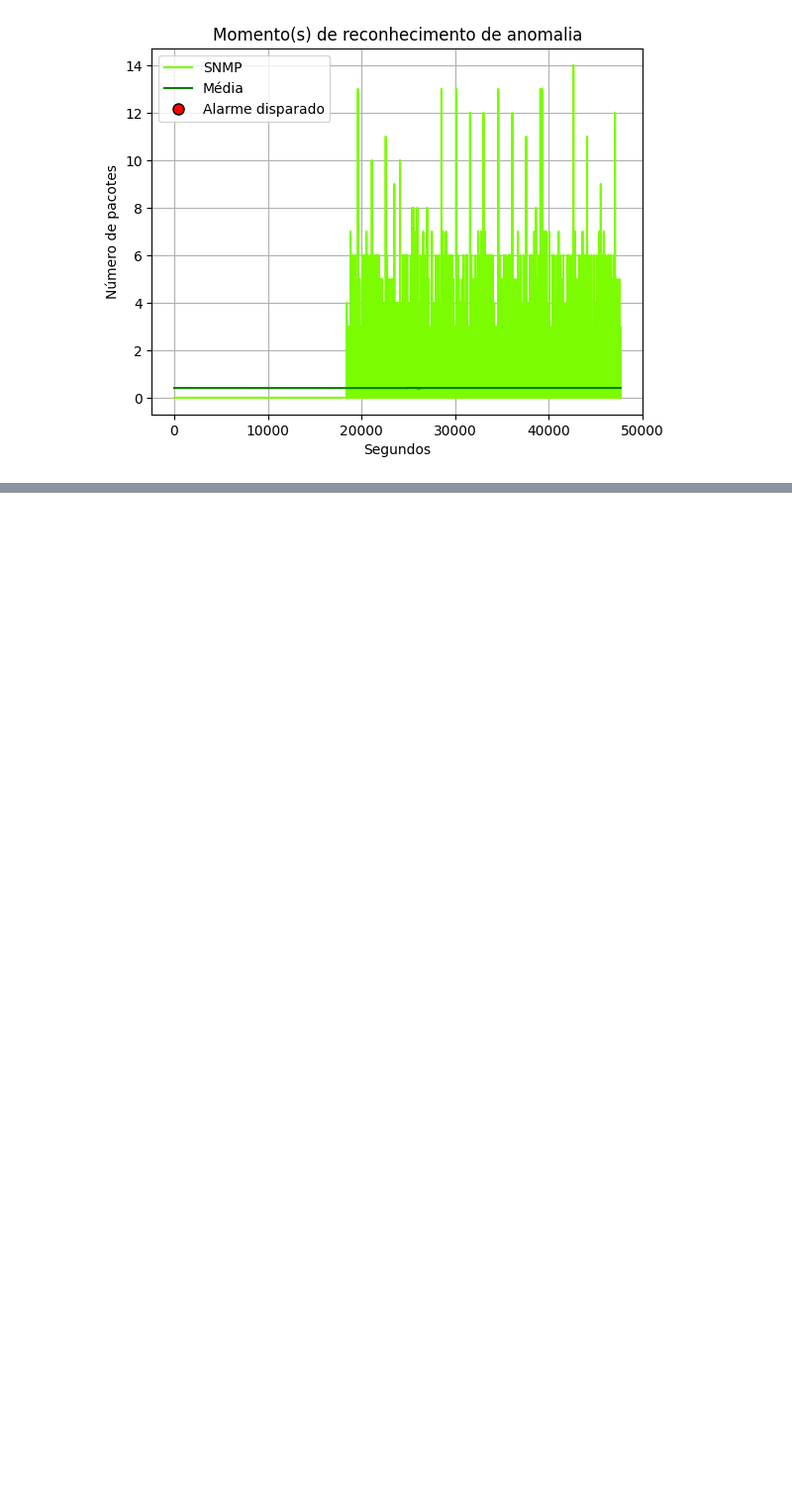
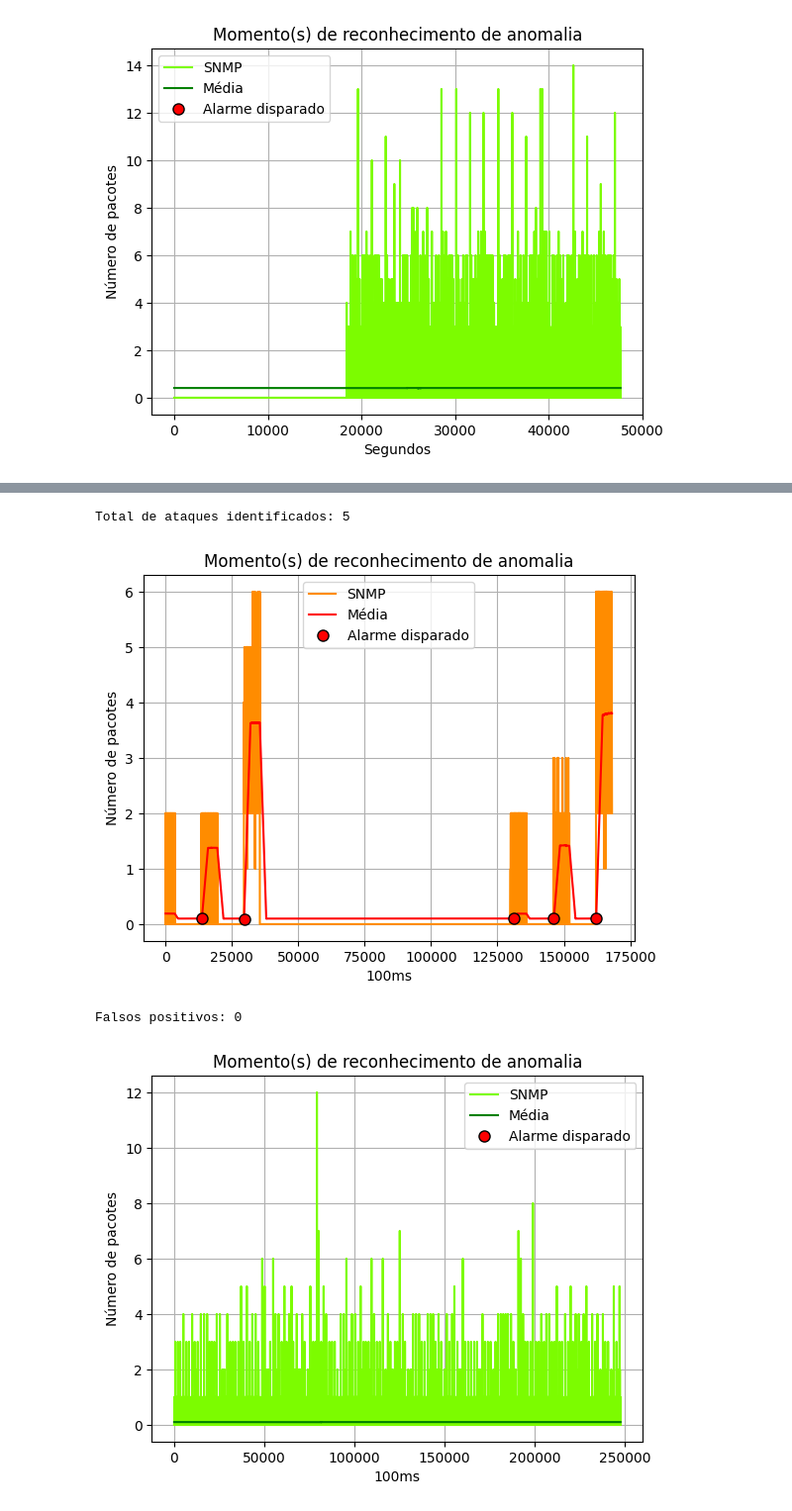
Before and after one commit to hflautert/AnomalyDetection, a Jupyter notebook: AnomaliaSNMP.ipynb, the cells around one changed output, grey strips where cells are left out. Shown at 99% size. Drawn from its saved outputs; the diff is of its cells as text; code cells hidden in the pictures; blank space fills up the shorter version.

```diff
--- a/AnomaliaSNMP.ipynb
+++ b/AnomaliaSNMP.ipynb
@@ -157,0 +183,21 @@ Falsos positivos: 0
+# %%
+## Para reaproveitamento das chamadas
+dados_normal=dados_normal_100ms
+dados_ataque=dados_ataque_100ms
+unidade_de_tempo='100ms'
+delta=1.004
+intervalo=2500
+taxa_minima=0.1
+
+ataques_reconhecidos,falsos_positivos,alarme_normal_pos,alarme_normal_val,alarme_ataque_pos,alarme_ataque_val,media_normal,media_ataque=fmm.aplica_modelo(dados_normal,dados_ataque,delta,intervalo,taxa_minima)
+
+print ("Total de ataques identificados:",ataques_reconhecidos)
+fmm.visualiza_alarmes(dados_ataque,alarme_ataque_pos,alarme_ataque_val,unidade_de_tempo,tipo_dos_pacotes,intervalo,'darkorange','r',media_ataque)
+
+print ("Falsos positivos:",falsos_positivos)
+fmm.visualiza_alarmes(dados_normal,alarme_normal_pos,alarme_normal_val,unidade_de_tempo,tipo_dos_pacotes,intervalo,'lawngreen','g',media_normal)
+# %% [output]
+Total de ataques identificados: 5
+[figure, added]
+Falsos positivos: 0
+[figure, added]
```
Also changed, not shown: parts of 2 cells of this notebook.
